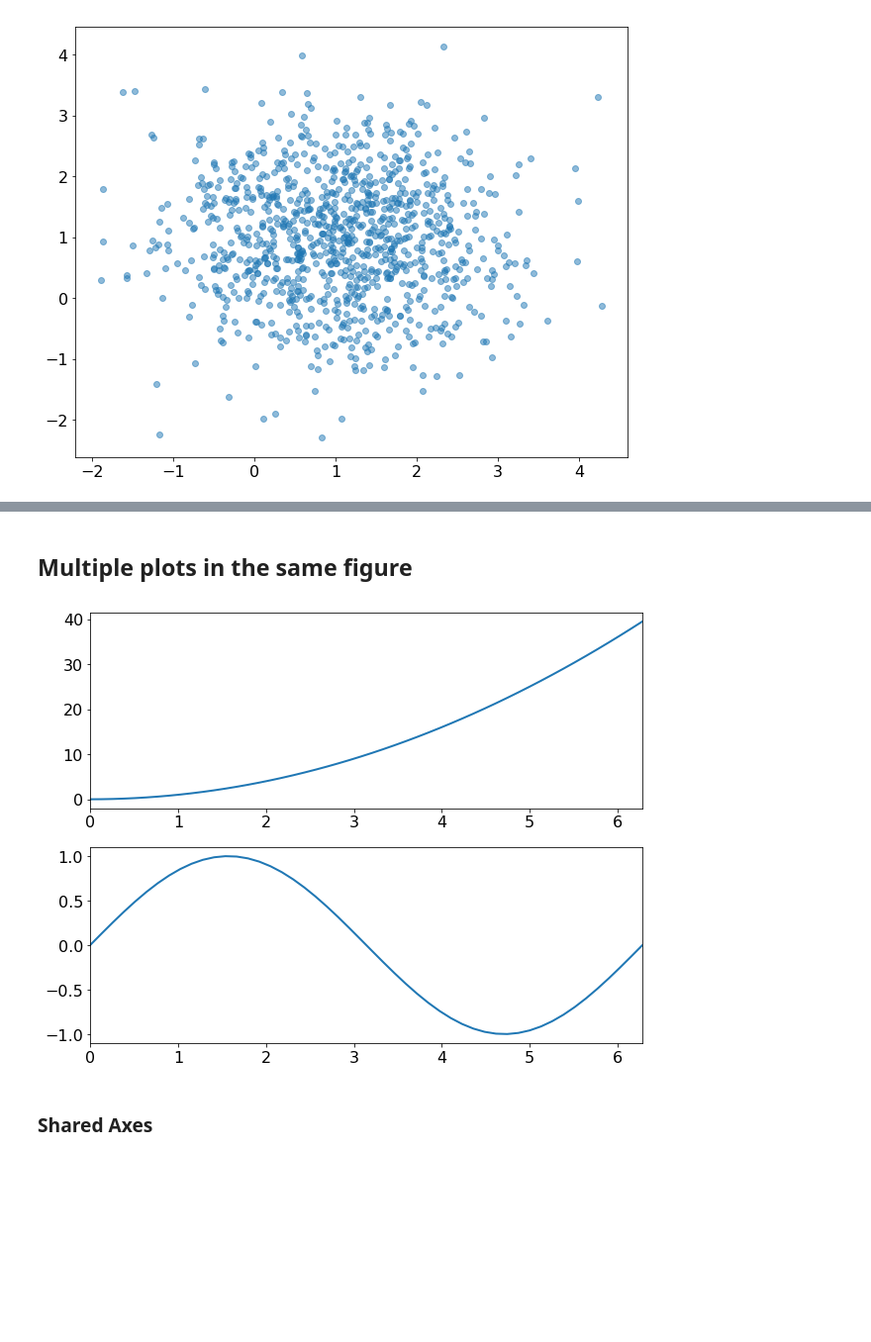
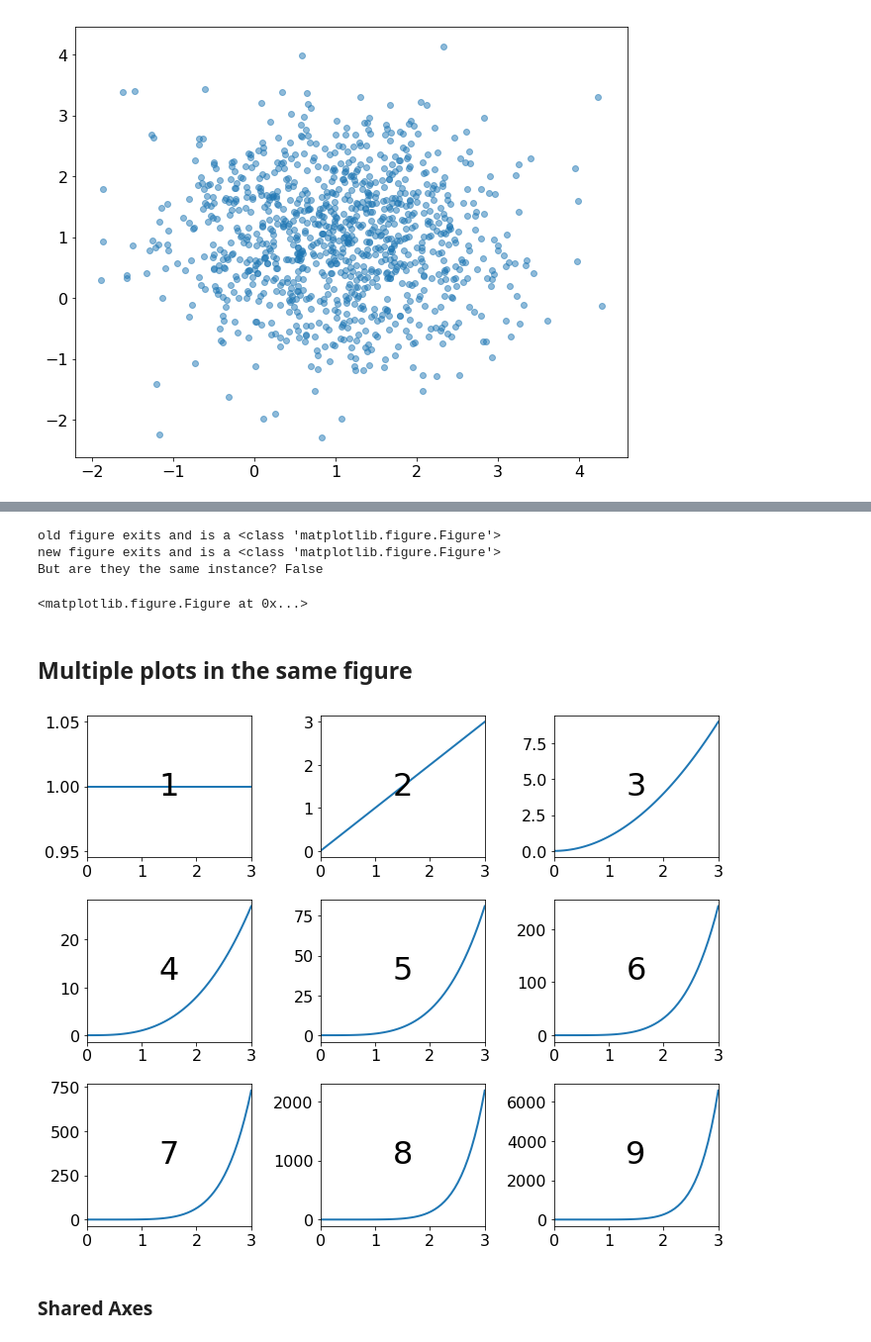
Before and after one commit to ftorradeflot/PythonMasterIFAE, a Jupyter notebook: matplotlib.ipynb, the cells around one changed output, grey strips where cells are left out. Shown at 99% size. Saved outputs shown, nothing was run; the diff lists cells and outputs as text; code cells hidden in the pictures; blank space fills up the shorter version.

```diff
--- a/matplotlib.ipynb
+++ b/matplotlib.ipynb
@@ -385,19 +412,30 @@ Figure(720x576)
+# %%
+new_fig = plt.gcf()
+print('old figure exits and is a {}'.format(type(fig)))
+print('new figure exits and is a {}'.format(type(new_fig)))
+print('But are they the same instance? {}'.format(fig == new_fig))
+# %% [output]
+old figure exits and is a <class 'matplotlib.figure.Figure'>
+new figure exits and is a <class 'matplotlib.figure.Figure'>
+But are they the same instance? False
+<matplotlib.figure.Figure at 0x...>
 # %% [markdown]
 <a id=multiple_plots></a>
 ## Multiple plots in the same figure
-# %%
-x = np.linspace(0, 2*np.pi)
-
-# subplot arguments: # of rows, # of columns, plot index (row * (#cols) + col)
-plt.subplot(2, 1, 1)
-plt.plot(x, x**2)
-plt.xlim(0, 2*np.pi)
-
-plt.subplot(2, 1, 2)
-plt.plot(x, np.sin(x))
-plt.xlim(0, 2*np.pi);
-# %% [output]
-[figure, removed]
+# %%
+x = np.linspace(0, 3.)
+
+# subplot arguments: # of rows, # of columns, plot index (row * (#cols) + col)
+for i in range(9):
+    ax = plt.subplot(3, 3, i + 1) # the same as fig.add_subplot
+    ax.plot(x, x**i)
+    ax.set_xlim(0, 3)
+    y_center = np.array(ax.get_ylim()).sum()/2.
+    ax.text(1.5, y_center, str(i + 1), ha='center', va='center', fontsize=32)
+
+plt.tight_layout() # When doing multiple plots you should almost always use this command
+# %% [output]
+[figure, added]
 # %% [markdown]
 <a id=shared_axes></a>
 ### Shared Axes
```
Also changed, not shown: parts of 21 cells of this notebook.
